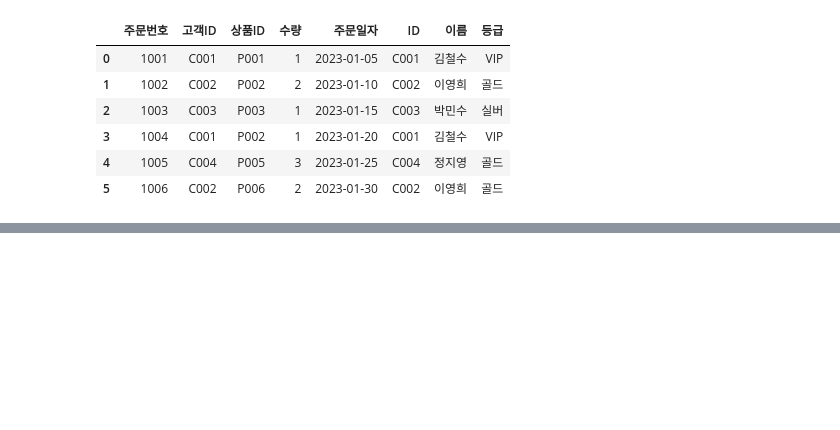
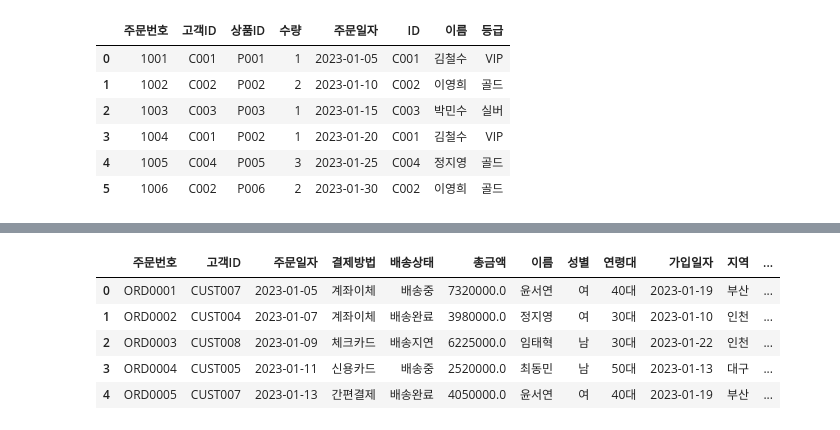
Before and after one commit to documents19/What-I-Learned-Today, a Jupyter notebook: data_analysis/02_pandas2.ipynb, the cells around one changed output, grey strips where cells are left out. Saved outputs shown, nothing was run; the diff lists cells and outputs as text; code cells hidden in the pictures; blank space fills up the shorter version.

```diff
--- a/data_analysis/02_pandas2.ipynb
+++ b/data_analysis/02_pandas2.ipynb
@@ -678,0 +719,20 @@ satisfaction = pd.DataFrame({
+# %%
+# order_details 총 금액 > group > orders에 총 주문금액 추가
+
+# 1. 총 주문 금액 계상
+total_series = order_details['수량'] * order_details['가격'] * (1 - order_details['할인율'])
+
+order_details['총금액'] = total_series
+
+order_details
+
+# 2. 주문별 합계 계산 -> 테이블 생성
+
+order_totals = order_details.groupby('주문번호')['총금액'].sum().reset_index()
+
+order_totals
+
+# 3. orders와 order_totals 결합
+order_with_totals = orders.merge(order_totals, on='주문번호', how='left')
+
+order_with_totals.head()
@@ -678,0 +761,5 @@ satisfaction = pd.DataFrame({
+# %%
+# 주문 데이터에 사용자 병합
+orders_customers = order_with_totals.merge(customers, on='고객ID')
+orders_customers.head()
+# cf) 결측치(총금액) 0으로 채우거나, 40대 남성 평균으로 채우거나, 그 달 주문 금액의 평균으로 채우거나 등등등.....
@@ -678,0 +773,15 @@ satisfaction = pd.DataFrame({
+# %%
+# 배송 정보 추가
+full_orders = orders_customers.merge(shipping, on='주문번호')
+full_orders.head()
+
+# 배송소요일 (timedelta > int)
+full_orders['배송소요일'] = (full_orders['출고일자'] - full_orders['주문일자']).dt.days
+full_orders.head()
+# %% [output]
+|  | 주문번호 | 고객ID | 주문일자 | 결제방법 | 배송상태 | 총금액 | 이름 | 성별 | 연령대 | 가입일자 | 지역 | ... |
+| 0 | ORD0001 | CUST007 | 2023-01-05 | 계좌이체 | 배송중 | 7320000.0 | 윤서연 | 여 | 40대 | 2023-01-19 | 부산 | ... |
+| 1 | ORD0002 | CUST004 | 2023-01-07 | 계좌이체 | 배송완료 | 3980000.0 | 정지영 | 여 | 30대 | 2023-01-10 | 인천 | ... |
+| 2 | ORD0003 | CUST008 | 2023-01-09 | 체크카드 | 배송지연 | 6225000.0 | 임태혁 | 남 | 30대 | 2023-01-22 | 인천 | ... |
+| 3 | ORD0004 | CUST005 | 2023-01-11 | 신용카드 | 배송중 | 2520000.0 | 최동민 | 남 | 50대 | 2023-01-13 | 대구 | ... |
+| 4 | ORD0005 | CUST007 | 2023-01-13 | 간편결제 | 배송완료 | 4050000.0 | 윤서연 | 여 | 40대 | 2023-01-19 | 부산 | ... |
```
Also changed, not shown: parts of 28 cells of this notebook, 2 other files.
